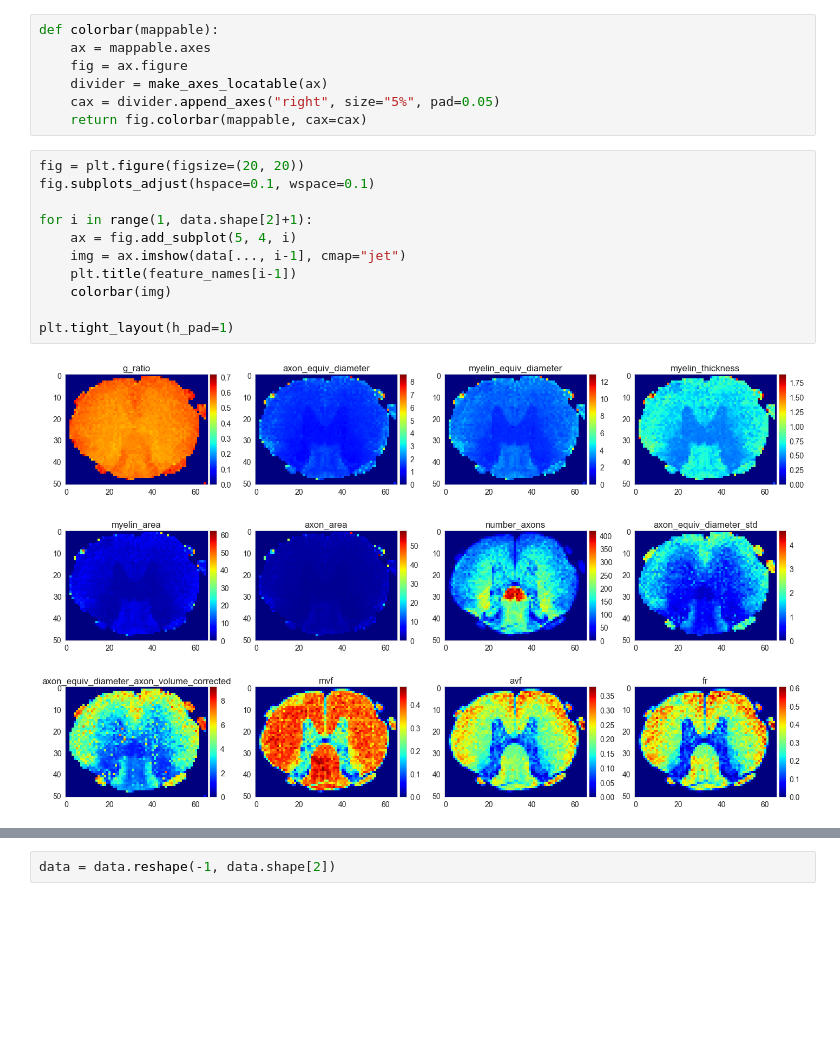
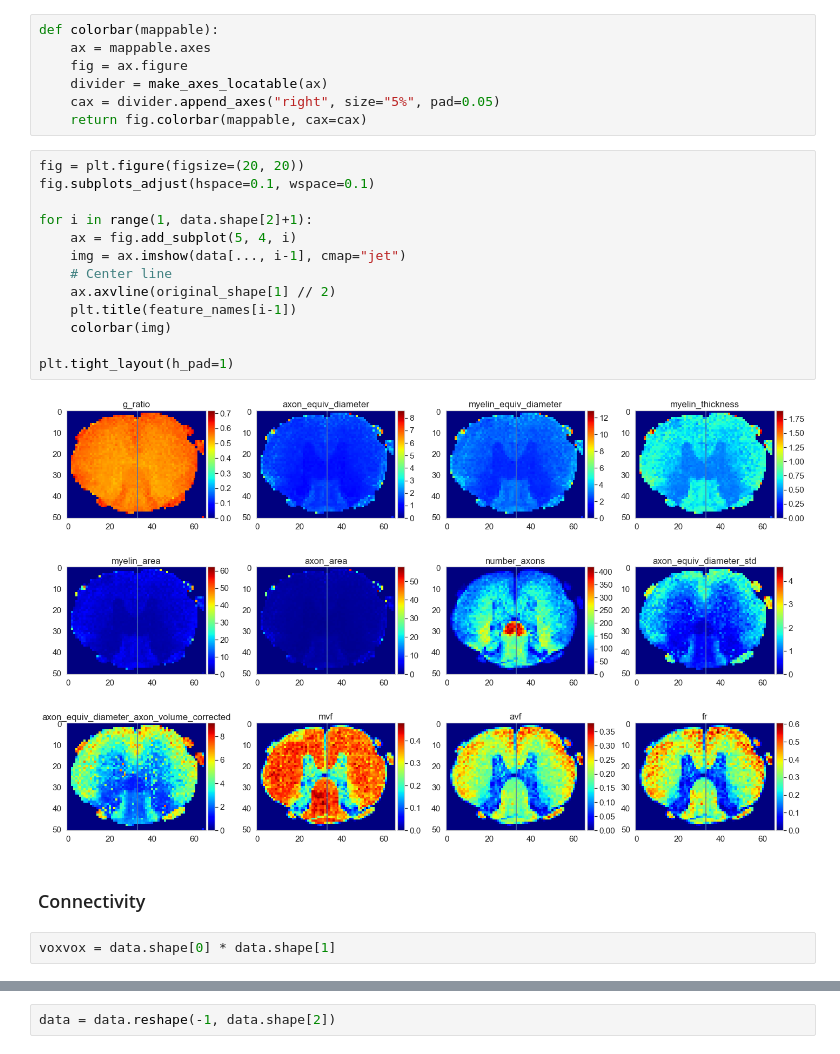
Before and after one commit to neuropoly/tract-clustering, a Jupyter notebook: notebooks/eda.ipynb, the cells around one changed output, grey strips where cells are left out. Drawn from its saved outputs; the diff is of its cells as text; blank space fills up the shorter version.

```diff
--- a/notebooks/eda.ipynb
+++ b/notebooks/eda.ipynb
@@ -65,13 +65,19 @@ def colorbar(mappable):
 # %%
 fig = plt.figure(figsize=(20, 20))
 fig.subplots_adjust(hspace=0.1, wspace=0.1)
 
 for i in range(1, data.shape[2]+1):
     ax = fig.add_subplot(5, 4, i)
     img = ax.imshow(data[..., i-1], cmap="jet")
+    # Center line
+    ax.axvline(original_shape[1] // 2)
     plt.title(feature_names[i-1])
     colorbar(img)
 
 plt.tight_layout(h_pad=1)
 # %% [output]
-[figure, old version]
+[figure, new version]
+# %% [markdown]
+### Connectivity
+# %%
+voxvox = data.shape[0] * data.shape[1]
```
Also changed, not shown: parts of 11 cells of this notebook.
